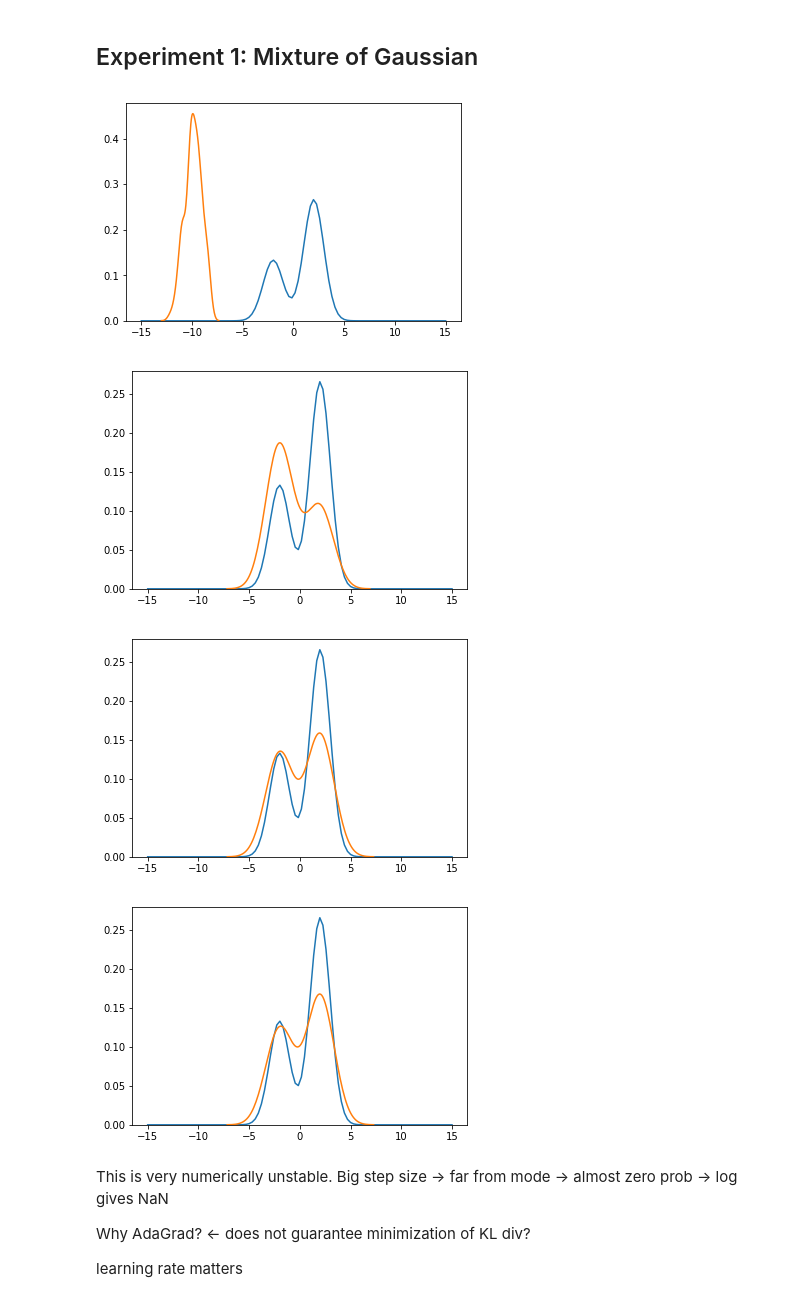
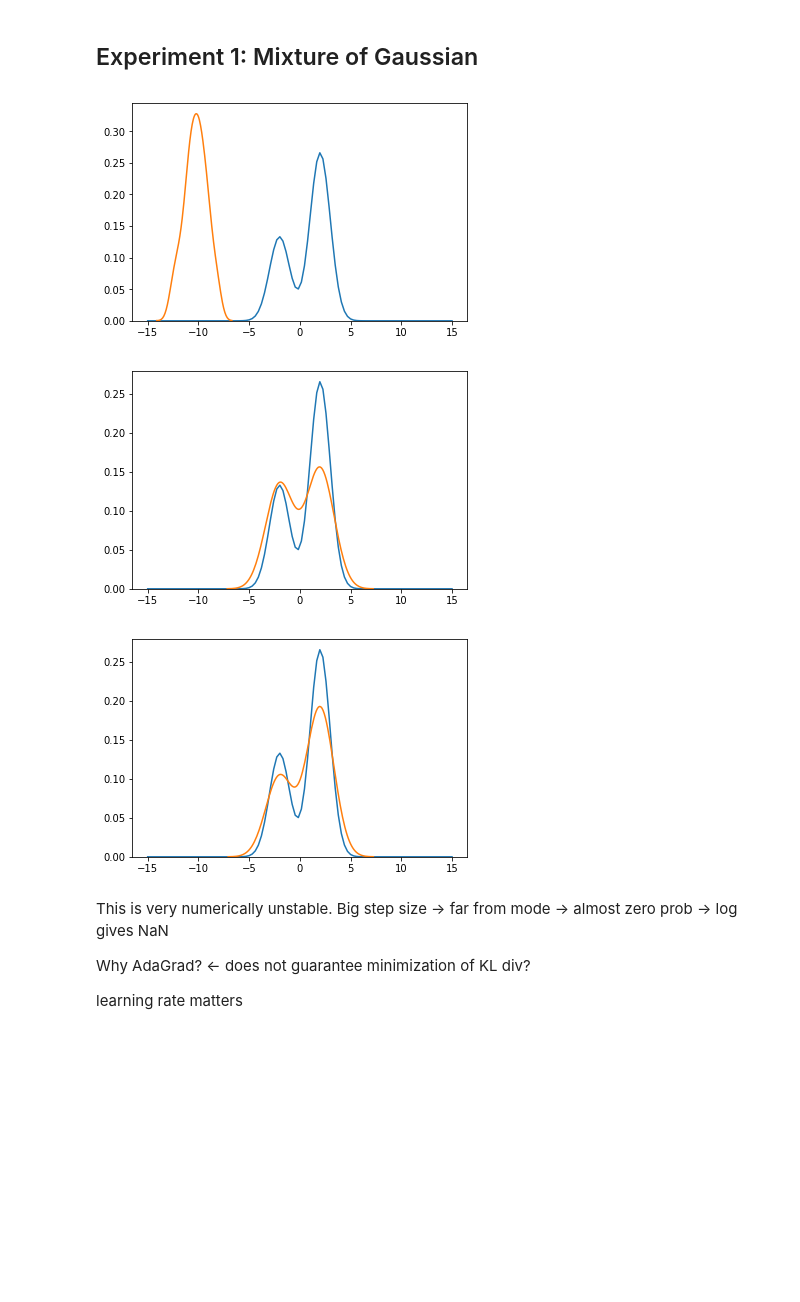
Before and after one commit to silvershine157/ML-Demos, a Jupyter notebook: SteinVGD.ipynb, the cells around one changed output. Drawn from its saved outputs; the diff is of its cells as text; code cells hidden in the pictures; blank space fills up the shorter version.

```diff
--- a/SteinVGD.ipynb
+++ b/SteinVGD.ipynb
@@ -115,39 +115,38 @@ def adagrad(phi, sq_acc, lr=1.0):
 # Mixture of Gaussian as target
 g1 = dist.normal.Normal(-2, 1)
 g2 = dist.normal.Normal(2, 1)
 target_p = lambda x: (1/3)*torch.exp(g1.log_prob(x)) + (2/3)*torch.exp(g2.log_prob(x))
 grad_log_p = fwd_to_grad(lambda x: torch.log(target_p(x)))
 
 grid = torch.linspace(-15, 15)
 Y = target_p(grid)
 grid = grid.numpy()
 Y = Y.numpy()
 
 # initialize
 n_samples = 100
 dim=1
 g0 = dist.normal.Normal(-10, 1)
 X = g0.sample((n_samples, dim))
 
 sq_acc=0.0
 
 # update
-for _ in range(3):
+for _ in range(2):
   sns.lineplot(grid, Y)
   fig = sns.distplot(X.squeeze(dim=1).numpy(), hist=False)
   plt.show()
   for _ in range(50):
     phi = svgd_update(X, grad_log_p)
-    step_sizes, sq_acc = adagrad(phi, sq_acc, lr=3.0)
+    step_sizes, sq_acc = adagrad(phi, sq_acc, lr=5.0)
     X = X + torch.mul(step_sizes, phi)
 sns.lineplot(grid, Y)
 fig = sns.distplot(X.squeeze(dim=1).numpy(), hist=False)
 plt.show()
 # %% [output]
-[figure, old version]
+[figure, new version]
-[figure, old version]
+[figure, new version]
-[figure, old version]
+[figure, new version]
-[figure, removed]
 # %% [markdown]
 This is very numerically unstable.
 Big step size -> far from mode -> almost zero prob -> log gives NaN
```
Also changed, not shown: parts of 13 cells of this notebook.
